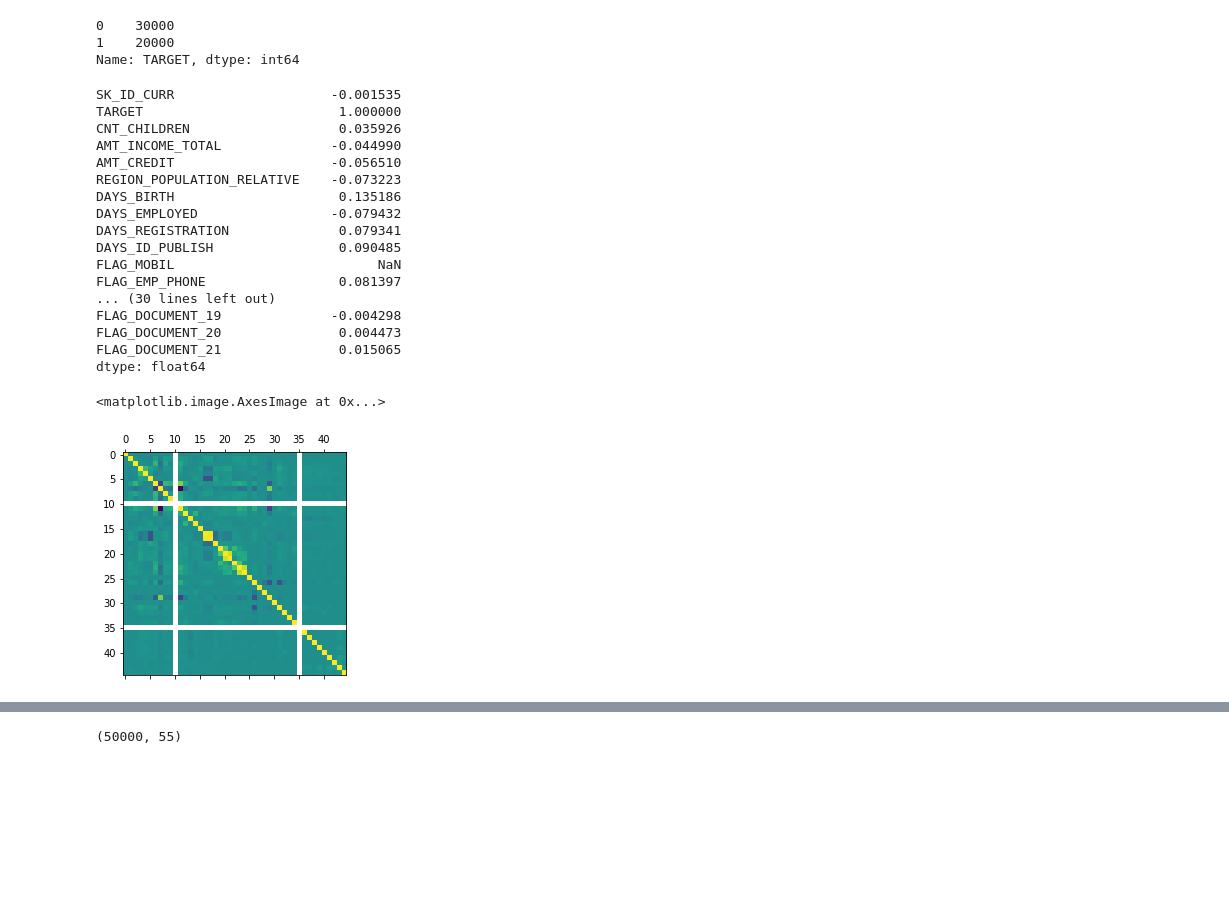
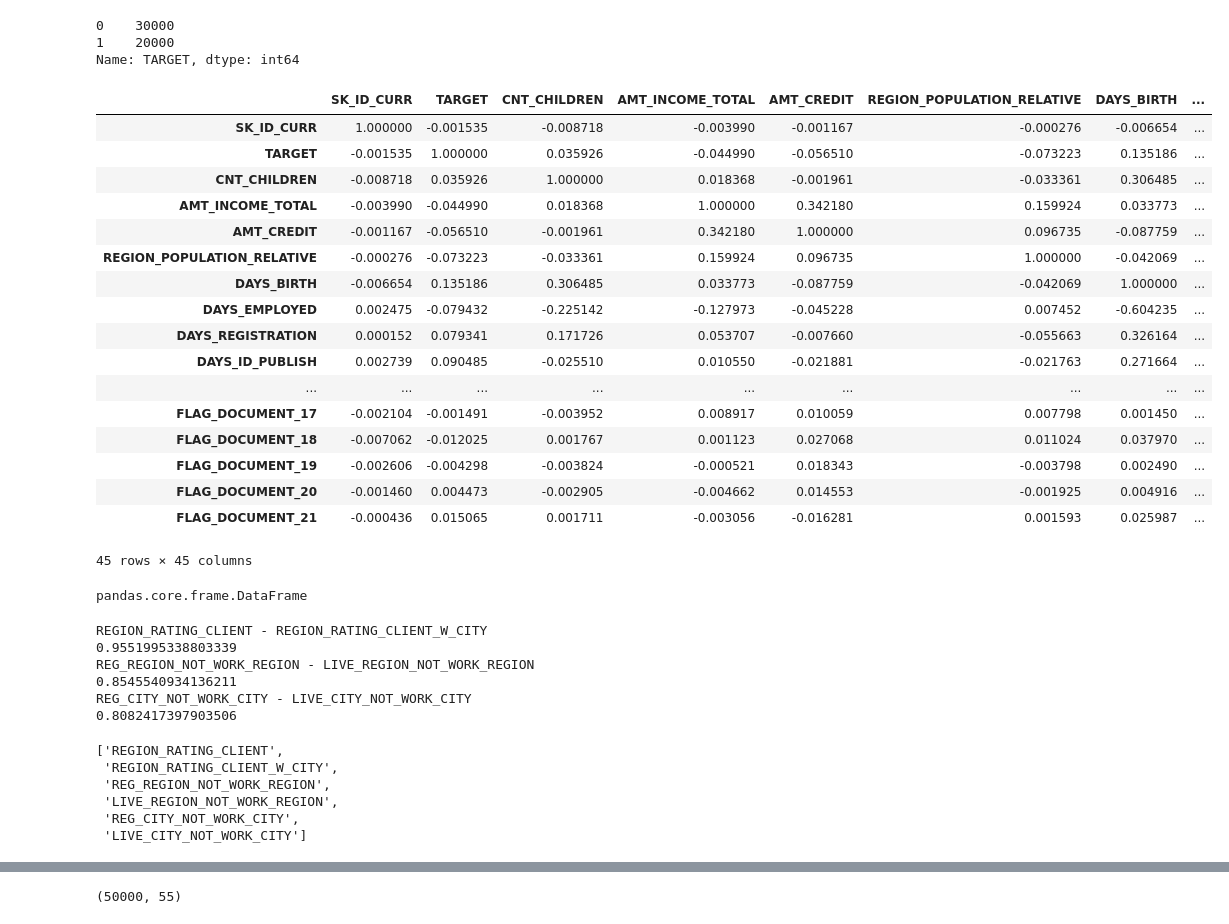
Before and after one commit to shashvat-kedia/Credit-Default-Risk-Prediction, a Jupyter notebook: CreditDefaultRiskPrediction.ipynb, the cells around one changed output, grey strips where cells are left out. Cells and saved outputs as stored; diff of their text form; code cells hidden in the pictures; blank space fills up the shorter version.

```diff
--- a/CreditDefaultRiskPrediction.ipynb
+++ b/CreditDefaultRiskPrediction.ipynb
@@ -194,28 +195,3 @@ dataset_train["TARGET"].value_counts(dropna=False)
 0    30000
 1    20000
 Name: TARGET, dtype: int64
-# %%
-dataset_train.corrwith(dataset_train['TARGET'])
-# %% [output]
-SK_ID_CURR                    -0.001535
-TARGET                         1.000000
-CNT_CHILDREN                   0.035926
-AMT_INCOME_TOTAL              -0.044990
-AMT_CREDIT                    -0.056510
-REGION_POPULATION_RELATIVE    -0.073223
-DAYS_BIRTH                     0.135186
-DAYS_EMPLOYED                 -0.079432
-DAYS_REGISTRATION              0.079341
-DAYS_ID_PUBLISH                0.090485
-FLAG_MOBIL                          NaN
-FLAG_EMP_PHONE                 0.081397
-... (30 lines left out)
-FLAG_DOCUMENT_19              -0.004298
-FLAG_DOCUMENT_20               0.004473
-FLAG_DOCUMENT_21               0.015065
-dtype: float64
-# %%
-plt.matshow(dataset_train.corr())
-# %% [output]
-<matplotlib.image.AxesImage at 0x...>
-[figure, removed]
@@ -224,3 +198,58 @@ import seaborn as sb
+# %%
+corr = dataset_train.corr(method='pearson')
+# %%
+corr
+# %% [output]
+|  | SK_ID_CURR | TARGET | CNT_CHILDREN | AMT_INCOME_TOTAL | AMT_CREDIT | REGION_POPULATION_RELATIVE | DAYS_BIRTH | ... |
+| SK_ID_CURR | 1.000000 | -0.001535 | -0.008718 | -0.003990 | -0.001167 | -0.000276 | -0.006654 | ... |
+| TARGET | -0.001535 | 1.000000 | 0.035926 | -0.044990 | -0.056510 | -0.073223 | 0.135186 | ... |
+| CNT_CHILDREN | -0.008718 | 0.035926 | 1.000000 | 0.018368 | -0.001961 | -0.033361 | 0.306485 | ... |
+| AMT_INCOME_TOTAL | -0.003990 | -0.044990 | 0.018368 | 1.000000 | 0.342180 | 0.159924 | 0.033773 | ... |
+| AMT_CREDIT | -0.001167 | -0.056510 | -0.001961 | 0.342180 | 1.000000 | 0.096735 | -0.087759 | ... |
+| REGION_POPULATION_RELATIVE | -0.000276 | -0.073223 | -0.033361 | 0.159924 | 0.096735 | 1.000000 | -0.042069 | ... |
+| DAYS_BIRTH | -0.006654 | 0.135186 | 0.306485 | 0.033773 | -0.087759 | -0.042069 | 1.000000 | ... |
+| DAYS_EMPLOYED | 0.002475 | -0.079432 | -0.225142 | -0.127973 | -0.045228 | 0.007452 | -0.604235 | ... |
+| DAYS_REGISTRATION | 0.000152 | 0.079341 | 0.171726 | 0.053707 | -0.007660 | -0.055663 | 0.326164 | ... |
+| DAYS_ID_PUBLISH | 0.002739 | 0.090485 | -0.025510 | 0.010550 | -0.021881 | -0.021763 | 0.271664 | ... |
+| ... | ... | ... | ... | ... | ... | ... | ... | ... |
+| FLAG_DOCUMENT_17 | -0.002104 | -0.001491 | -0.003952 | 0.008917 | 0.010059 | 0.007798 | 0.001450 | ... |
+| FLAG_DOCUMENT_18 | -0.007062 | -0.012025 | 0.001767 | 0.001123 | 0.027068 | 0.011024 | 0.037970 | ... |
+| FLAG_DOCUMENT_19 | -0.002606 | -0.004298 | -0.003824 | -0.000521 | 0.018343 | -0.003798 | 0.002490 | ... |
+| FLAG_DOCUMENT_20 | -0.001460 | 0.004473 | -0.002905 | -0.004662 | 0.014553 | -0.001925 | 0.004916 | ... |
+| FLAG_DOCUMENT_21 | -0.000436 | 0.015065 | 0.001711 | -0.003056 | -0.016281 | 0.001593 | 0.025987 | ... |
+45 rows × 45 columns
+# %%
+type(corr)
+# %% [output]
+pandas.core.frame.DataFrame
+# %%
+column_names = list(corr.columns.values)
+columns_to_remove = []
+for idx,row in corr.iterrows():
+    for i in range(0,len(row)):
+        if row[i] > 0.70:
+            if idx != column_names[i] and idx not in columns_to_remove and column_names[i] not in columns_to_remove:
+                columns_to_remove.append(idx)
+                columns_to_remove.append(column_names[i])
+                print(idx + " - " + column_names[i])
+                print(row[i])
+# %% [output]
+REGION_RATING_CLIENT - REGION_RATING_CLIENT_W_CITY
+0.9551995338803339
+REG_REGION_NOT_WORK_REGION - LIVE_REGION_NOT_WORK_REGION
+0.8545540934136211
+REG_CITY_NOT_WORK_CITY - LIVE_CITY_NOT_WORK_CITY
+0.8082417397903506
+# %%
+#Columnd to remove die to high correlation
+columns_to_remove
+# %% [output]
+['REGION_RATING_CLIENT',
+ 'REGION_RATING_CLIENT_W_CITY',
+ 'REG_REGION_NOT_WORK_REGION',
+ 'LIVE_REGION_NOT_WORK_REGION',
+ 'REG_CITY_NOT_WORK_CITY',
+ 'LIVE_CITY_NOT_WORK_CITY']
 # %%
 f,ax = plt.subplots(figsize=(20,16))
 corr = dataset_train.corr()
```
Also changed, not shown: parts of 3 cells of this notebook, 1 other file.
